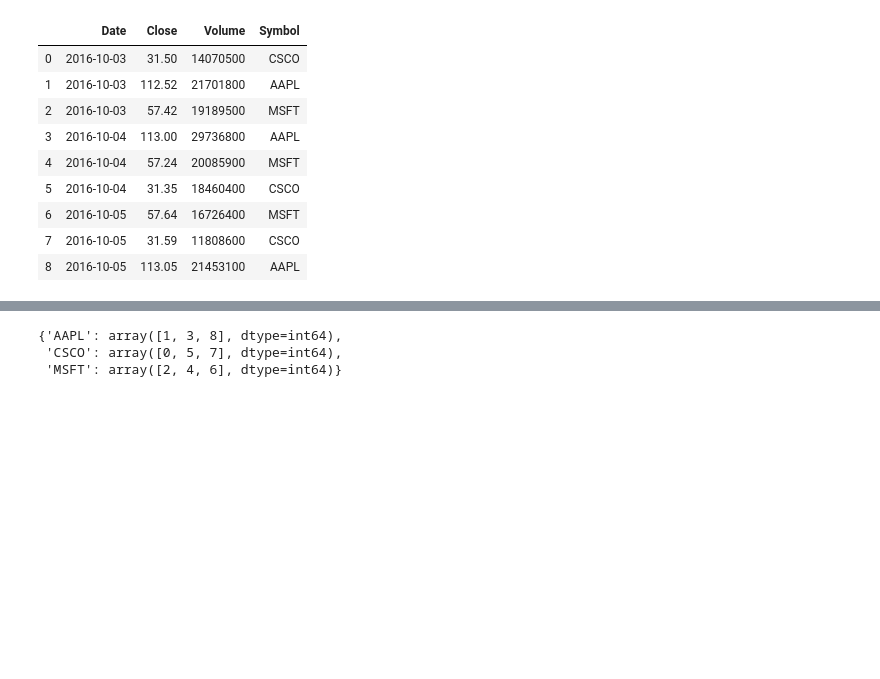
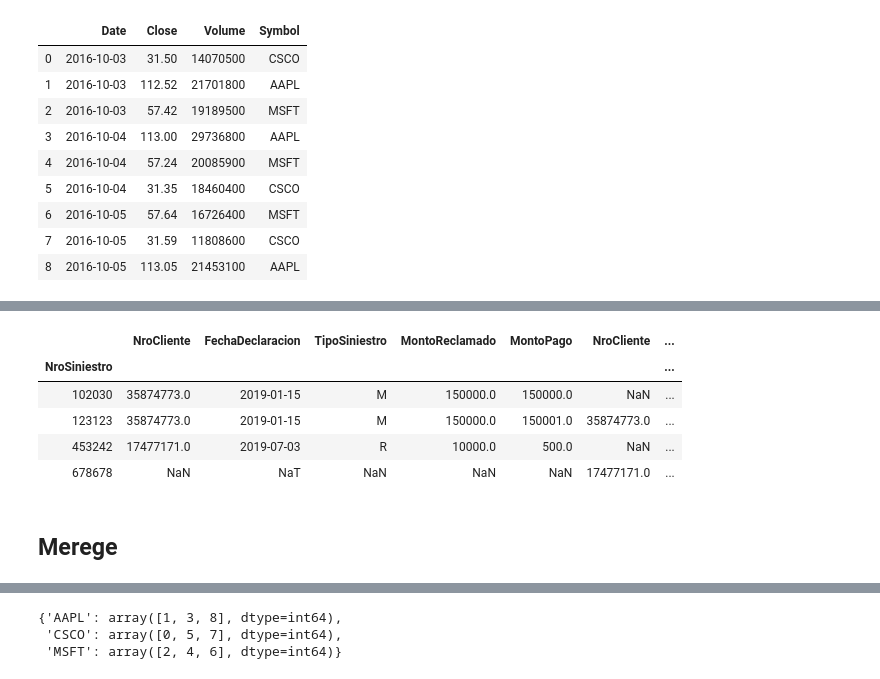
Before and after one commit to RafaelHarispe/WorkShopDS, a Jupyter notebook: Multi Index GrpBy.ipynb, the cells around one changed output, grey strips where cells are left out. Drawn from its saved outputs; the diff is of its cells as text; code cells hidden in the pictures; blank space fills up the shorter version.

```diff
--- a/Multi Index GrpBy.ipynb
+++ b/Multi Index GrpBy.ipynb
@@ -59,0 +110,11 @@ stocks.reset_index()
+# %%
+pd.concat([dfS, dfS2], axis = 1)
+# %% [output]
+|  | NroCliente | FechaDeclaracion | TipoSiniestro | MontoReclamado | MontoPago | NroCliente | ... |
+| NroSiniestro |  |  |  |  |  |  | ... |
+| 102030 | 35874773.0 | 2019-01-15 | M | 150000.0 | 150000.0 | NaN | ... |
+| 123123 | 35874773.0 | 2019-01-15 | M | 150000.0 | 150001.0 | 35874773.0 | ... |
+| 453242 | 17477171.0 | 2019-07-03 | R | 10000.0 | 500.0 | NaN | ... |
+| 678678 | NaN | NaT | NaN | NaN | NaN | 17477171.0 | ... |
+# %% [markdown]
+## Merege
```
Also changed, not shown: parts of 41 cells of this notebook, 4 other files.
